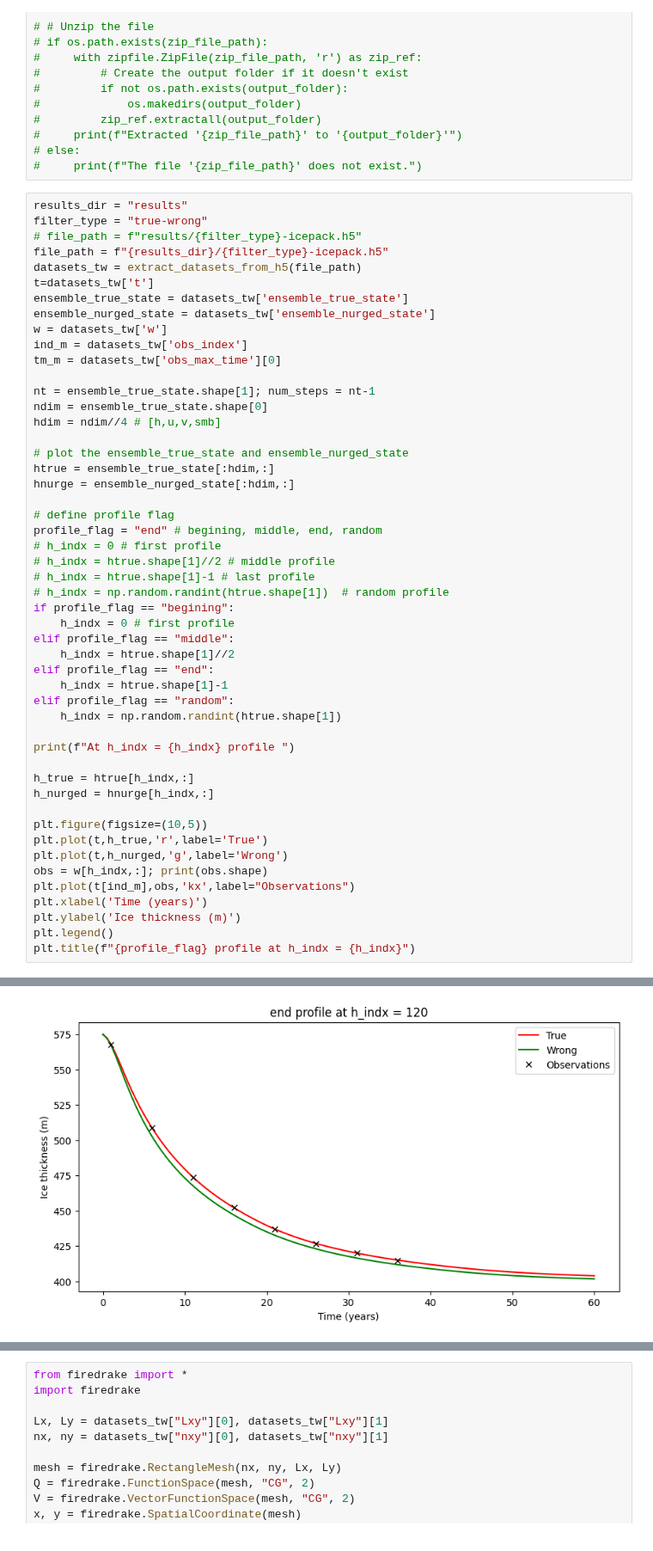
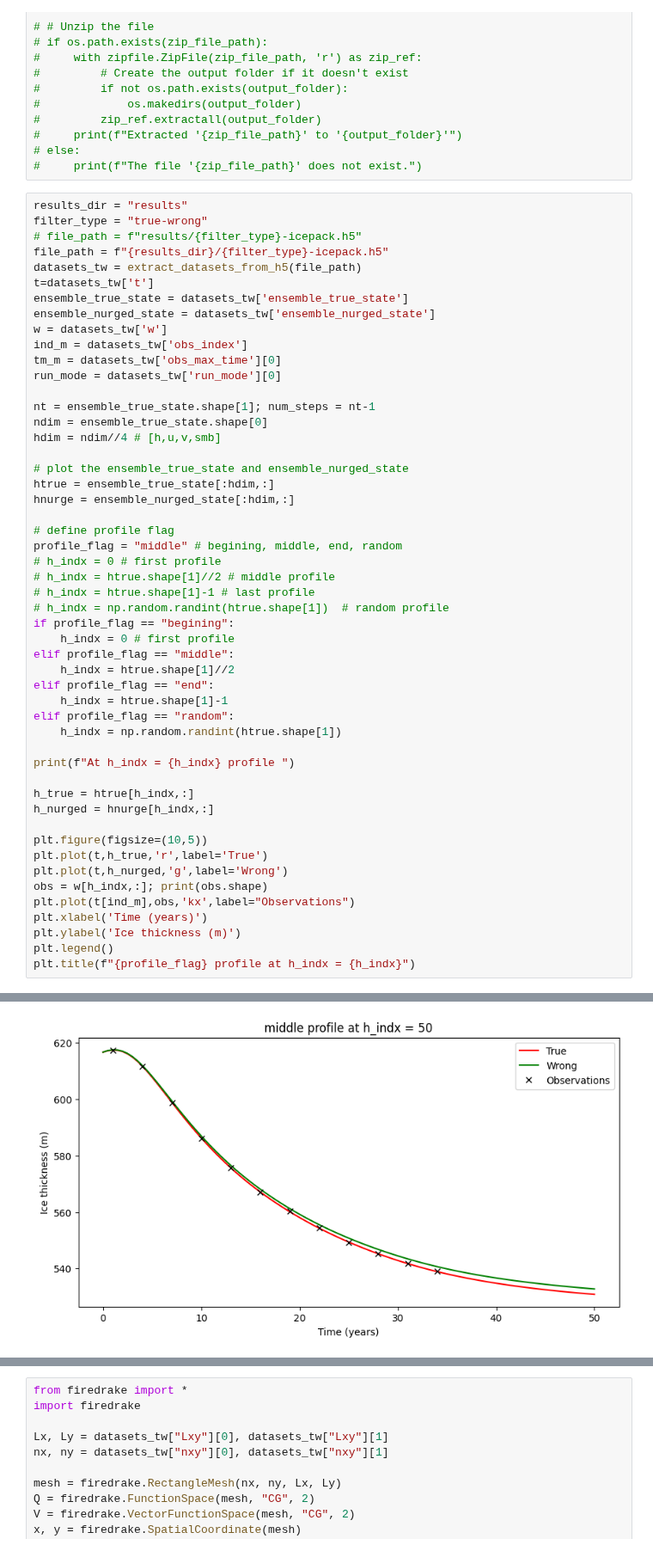
Before and after one commit to KYANJO/ICESEE, a Jupyter notebook: applications/icepack_model/synthetic_ice_stream/read_results.ipynb, the cells around one changed output, grey strips where cells are left out. Shown at 86% size. Drawn from its saved outputs; the diff is of its cells as text.

```diff
--- a/applications/icepack_model/synthetic_ice_stream/read_results.ipynb
+++ b/applications/icepack_model/synthetic_ice_stream/read_results.ipynb
@@ -44,6 +44,7 @@ ensemble_nurged_state = datasets_tw['ensemble_nurged_state']
 w = datasets_tw['w']
 ind_m = datasets_tw['obs_index']
 tm_m = datasets_tw['obs_max_time'][0]
+run_mode = datasets_tw['run_mode'][0]
 
 nt = ensemble_true_state.shape[1]; num_steps = nt-1
 ndim = ensemble_true_state.shape[0]
@@ -54,7 +55,7 @@ htrue = ensemble_true_state[:hdim,:]
 hnurge = ensemble_nurged_state[:hdim,:]
 
 # define profile flag
-profile_flag = "end" # begining, middle, end, random
+profile_flag = "middle" # begining, middle, end, random
 # h_indx = 0 # first profile
 # h_indx = htrue.shape[1]//2 # middle profile
 # h_indx = htrue.shape[1]-1 # last profile
@@ -100,4 +102,4 @@ Text(0.5, 1.0, 'end profile at h_indx = 120')
-[figure, old version]
+[figure, new version]
 # %%
 # extract smb
 smbtrue = ensemble_true_state[3*hdim:,:]
```
Also changed, not shown: parts of 29 cells of this notebook, 7 other files.
